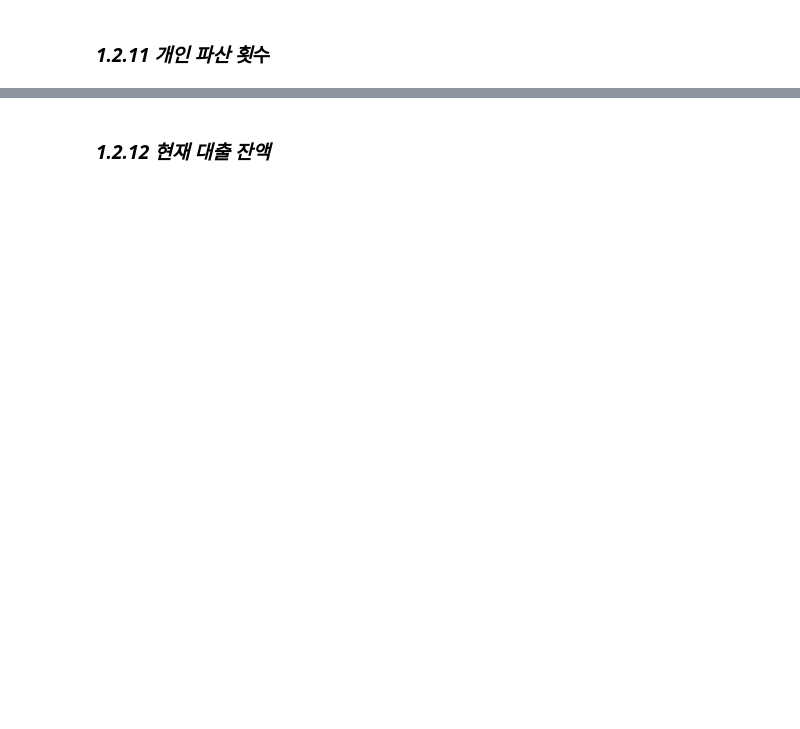
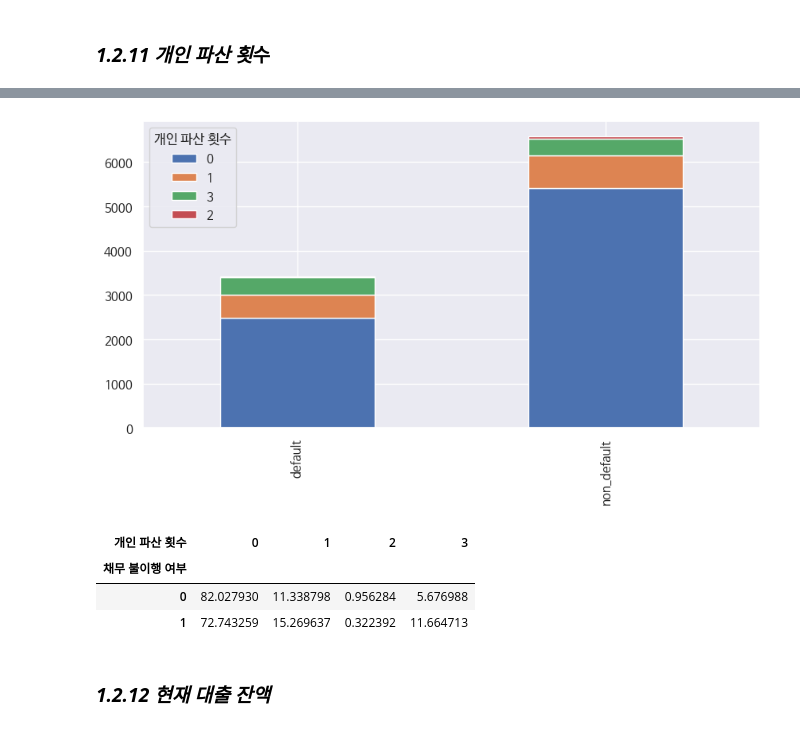
Before and after one commit to tntnu/default, a Jupyter notebook: [개인프로젝트연습]_채무불이행여부예측_1차.ipynb, the cells around one changed output, grey strips where cells are left out. Cells and saved outputs as stored; diff of their text form; code cells hidden in the pictures; blank space fills up the shorter version.

```diff
--- a/[개인프로젝트연습]_채무불이행여부예측_1차.ipynb
+++ b/[개인프로젝트연습]_채무불이행여부예측_1차.ipynb
@@ -342,2 +411,13 @@ AttributeError: Rectangle.set() got an unexpected keyword argument 'hist'
+# %%
+bar_chart('개인 파산 횟수')
+# %% [output]
+[figure, added]
+# %%
+train.groupby('채무 불이행 여부')['개인 파산 횟수'].value_counts(normalize = True).unstack() *100
+# %% [output]
+| 개인 파산 횟수 | 0 | 1 | 2 | 3 |
+| 채무 불이행 여부 |  |  |  |  |
+| 0 | 82.027930 | 11.338798 | 0.956284 | 5.676988 |
+| 1 | 72.743259 | 15.269637 | 0.322392 | 11.664713 |
 # %% [markdown]
 ### ***1.2.12 현재 대출 잔액***
```
Also changed, not shown: parts of 16 cells of this notebook.
